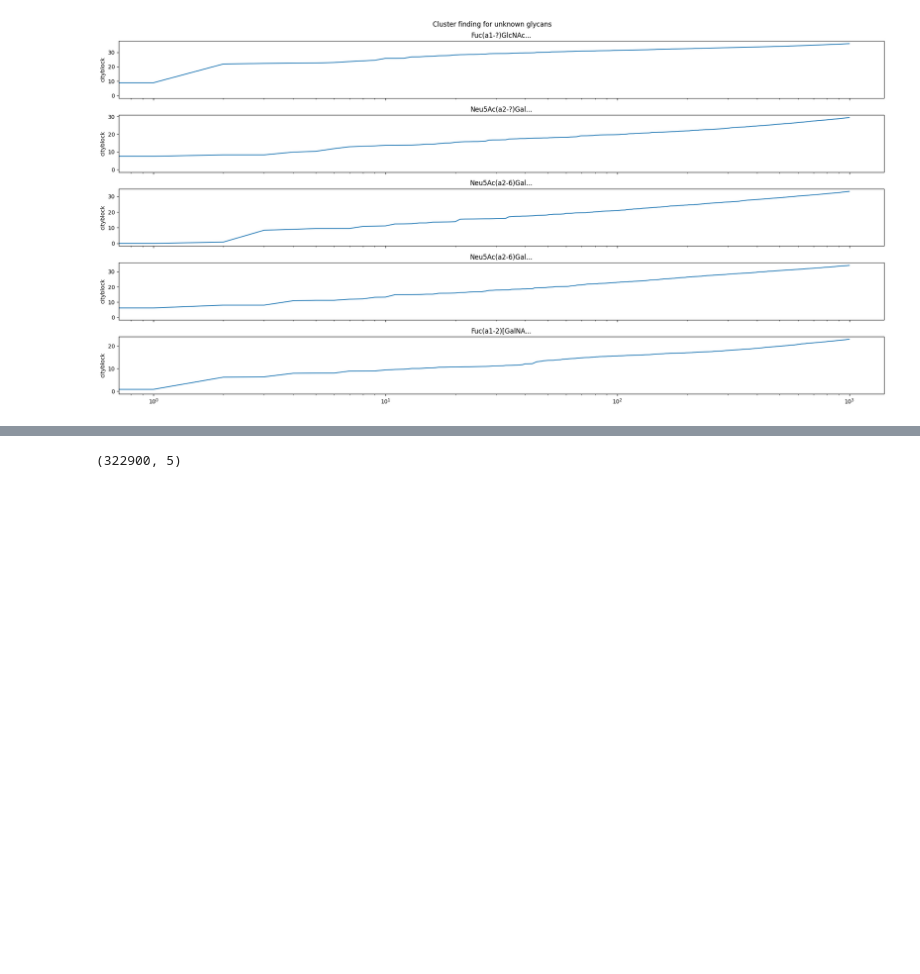
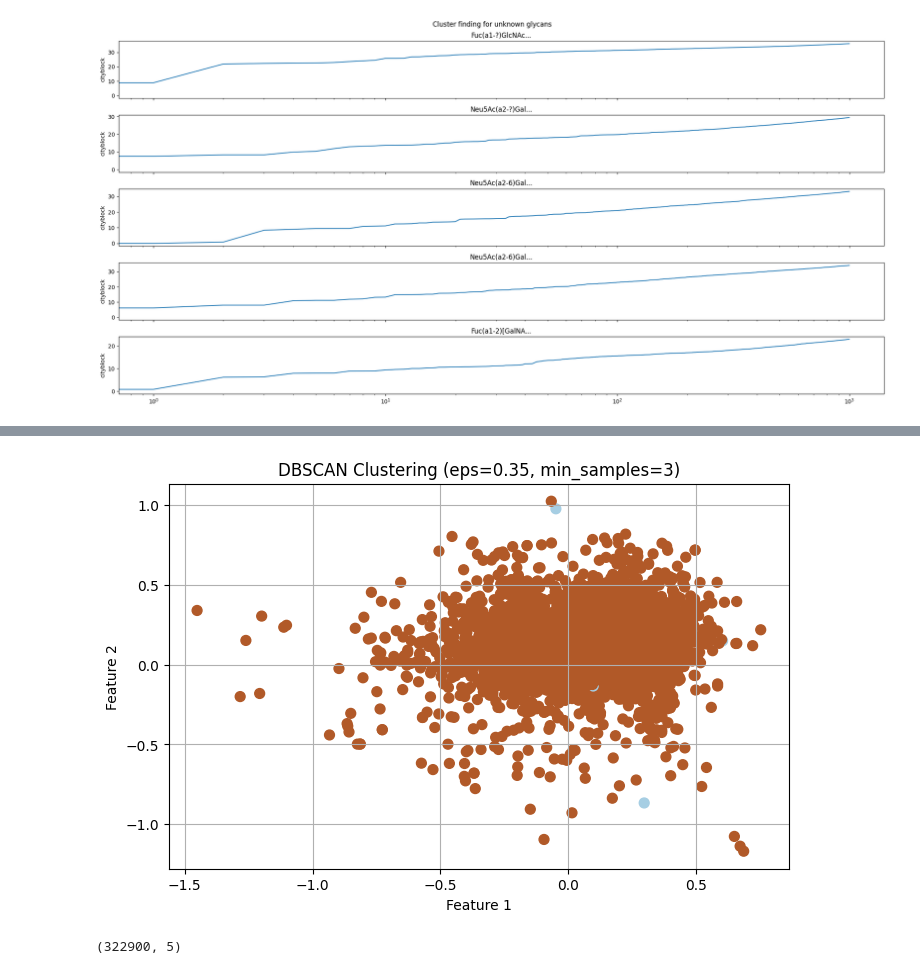
Before and after one commit to PhiCtl/glycan-biomarkers, a Jupyter notebook: notebooks/glycan_embedding.ipynb, the cells around one changed output, grey strips where cells are left out. Saved outputs shown, nothing was run; the diff lists cells and outputs as text; code cells hidden in the pictures; blank space fills up the shorter version.

```diff
--- a/notebooks/glycan_embedding.ipynb
+++ b/notebooks/glycan_embedding.ipynb
@@ -374,0 +376,27 @@ run_dbscan(X, eps=chosen_eps, min_samples=4)
+# %%
+# Step 2: Run DBSCAN with the chosen epsilon value
+def run_dbscan(data, eps, min_samples):
+    """
+    Runs DBSCAN and visualizes the clusters.
+    Args:
+        data (array-like): Data to cluster.
+        eps (float): Epsilon parameter for DBSCAN.
+        min_samples (int): Minimum number of samples for a cluster.
+    """
+    dbscan = DBSCAN(eps=eps, min_samples=min_samples, metric='cosine')
+    labels = dbscan.fit_predict(data)
+
+    # Visualize the clustering
+    plt.figure(figsize=(8, 5))
+    plt.scatter(data[:, 0], data[:, 1], c=labels, cmap='Paired', s=50)
+    plt.title(f"DBSCAN Clustering (eps={eps}, min_samples={min_samples})")
+    plt.xlabel("Feature 1")
+    plt.ylabel("Feature 2")
+    plt.grid()
+    plt.show()
+
+# Choose epsilon based on the k-distance plot and run DBSCAN
+chosen_eps = 0.35  # Replace this with the value you choose from the plot
+run_dbscan(X, eps=chosen_eps, min_samples=3)
+# %% [output]
+[figure, added]
```
Also changed, not shown: parts of 9 cells of this notebook.
